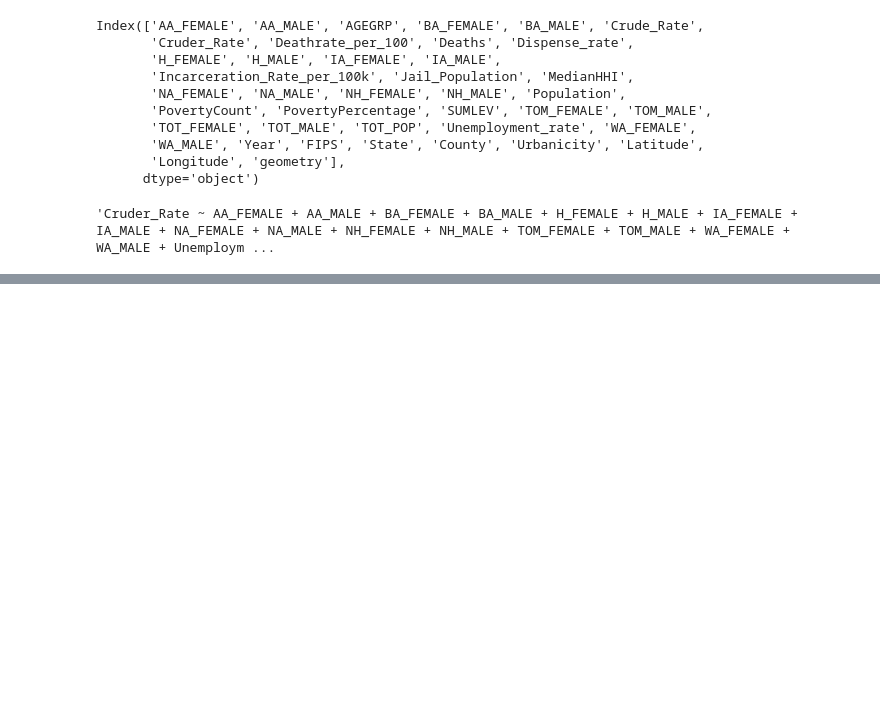
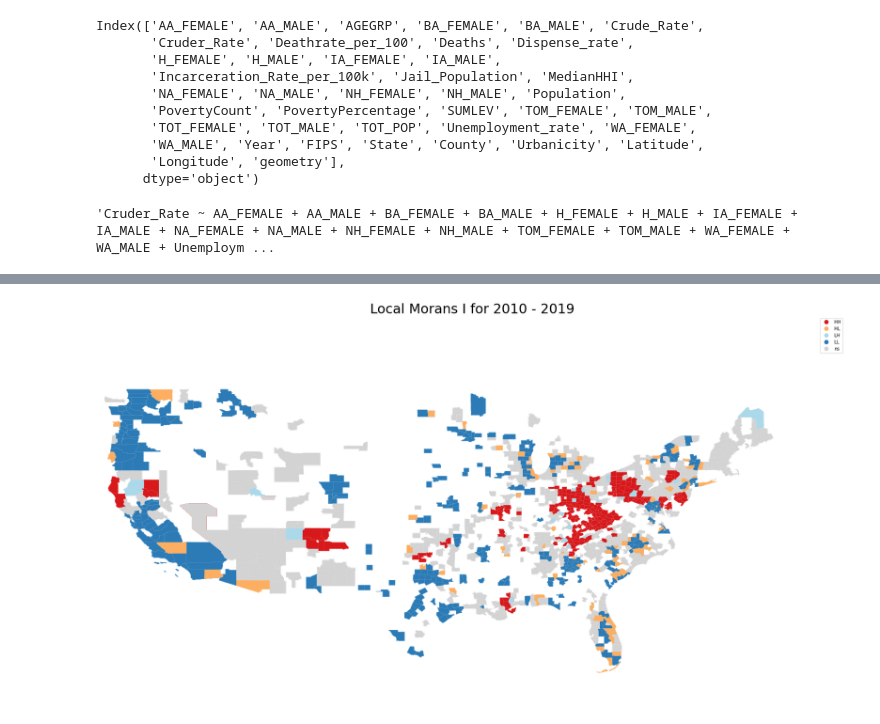
Before and after one commit to rhiannz/drugs, a Jupyter notebook: Data/Moran's I.ipynb, the cells around one changed output, grey strips where cells are left out. Cells and saved outputs as stored; diff of their text form; code cells hidden in the pictures; blank space fills up the shorter version.

```diff
--- a/Data/Moran's I.ipynb
+++ b/Data/Moran's I.ipynb
@@ -187,0 +229,9 @@ Here we are veryifing that under the null hypothesis
+# %%
+moran_loc = esda.moran.Moran_Local(y3, w2)
+splot.esda.lisa_cluster(moran_loc, stzd_geogon15_2, p =0.05, figsize = (30,37))
+plt.xlim([-125.17, -60.774])
+plt.ylim([21.913, 55.3525])
+plt.title('Local Morans I for 2010 - 2019', fontsize = 30)
+plt.show()
+# %% [output]
+[figure, added]
```
Also changed, not shown: parts of 15 cells of this notebook, 2 other files.
